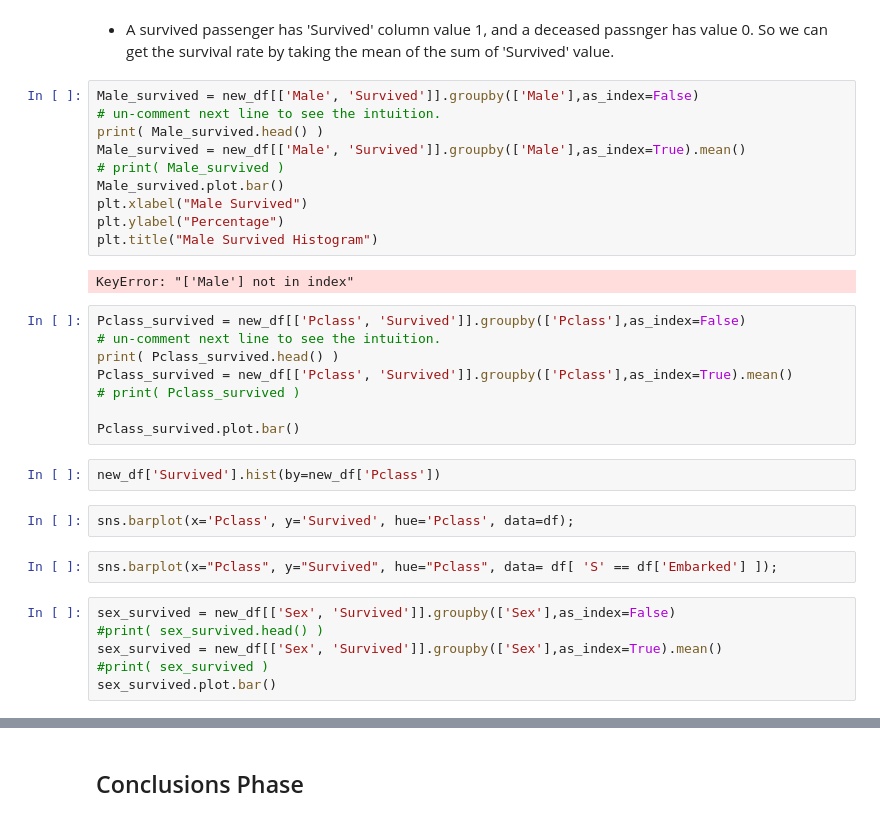
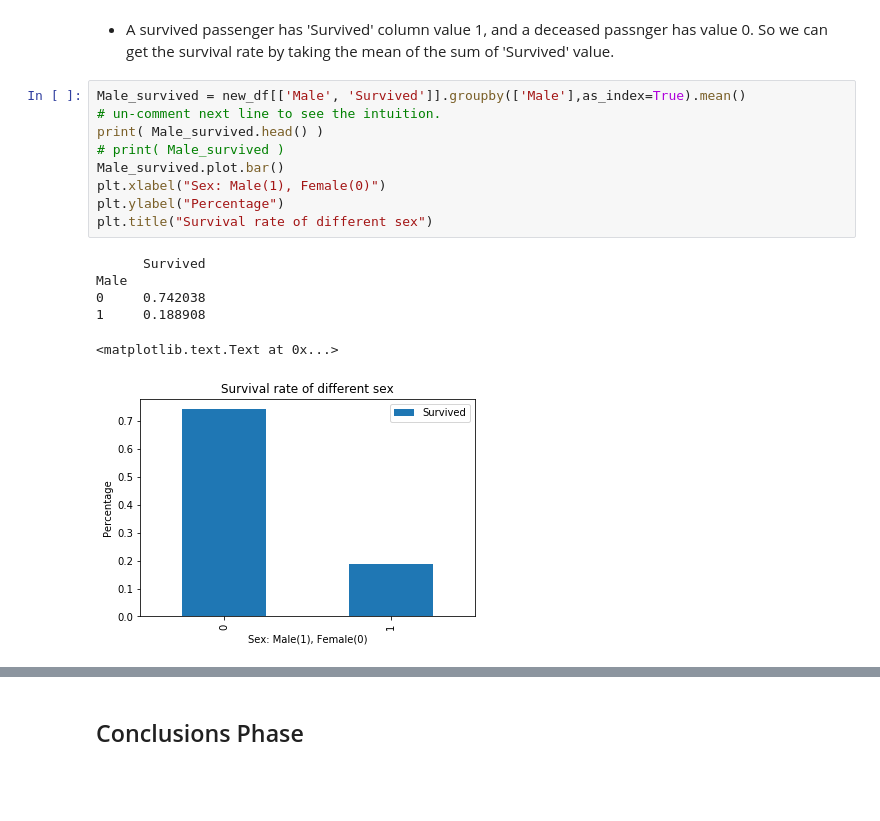
Before and after one commit to sunpochin/dand-p2-investigate-titanic-data, a Jupyter notebook: investigate-titanic-data.ipynb, the cells around one changed output, grey strips where cells are left out. Drawn from its saved outputs; the diff is of its cells as text; blank space fills up the shorter version.

```diff
--- a/investigate-titanic-data.ipynb
+++ b/investigate-titanic-data.ipynb
@@ -342,34 +297,18 @@ Name: Pclass, dtype: float64
 * A survived passenger has 'Survived' column value 1, and a deceased passnger has value 0.
 So we can get the survival rate by taking the mean of the sum of 'Survived' value.
 # %%
-Male_survived = new_df[['Male', 'Survived']].groupby(['Male'],as_index=False)
+Male_survived = new_df[['Male', 'Survived']].groupby(['Male'],as_index=True).mean()
 # un-comment next line to see the intuition.
 print( Male_survived.head() )
-Male_survived = new_df[['Male', 'Survived']].groupby(['Male'],as_index=True).mean()
 # print( Male_survived )
 Male_survived.plot.bar()
-plt.xlabel("Male Survived")
+plt.xlabel("Sex: Male(1), Female(0)")
 plt.ylabel("Percentage")
-plt.title("Male Survived Histogram")
+plt.title("Survival rate of different sex")
 # %% [output]
-KeyError: "['Male'] not in index"
+      Survived
+Male
+0     0.742038
+1     0.188908
+<matplotlib.text.Text at 0x...>
+[figure, added]
-# %%
-Pclass_survived = new_df[['Pclass', 'Survived']].groupby(['Pclass'],as_index=False)
-# un-comment next line to see the intuition.
-print( Pclass_survived.head() )
-Pclass_survived = new_df[['Pclass', 'Survived']].groupby(['Pclass'],as_index=True).mean()
-# print( Pclass_survived )
-
-Pclass_survived.plot.bar()
-# %%
-new_df['Survived'].hist(by=new_df['Pclass'])
-# %%
-sns.barplot(x='Pclass', y='Survived', hue='Pclass', data=df);
-# %%
-sns.barplot(x="Pclass", y="Survived", hue="Pclass", data= df[ 'S' == df['Embarked'] ]);
-# %%
-sex_survived = new_df[['Sex', 'Survived']].groupby(['Sex'],as_index=False)
-#print( sex_survived.head() )
-sex_survived = new_df[['Sex', 'Survived']].groupby(['Sex'],as_index=True).mean()
-#print( sex_survived )
-sex_survived.plot.bar()
```
Also changed, not shown: parts of 37 cells of this notebook.
